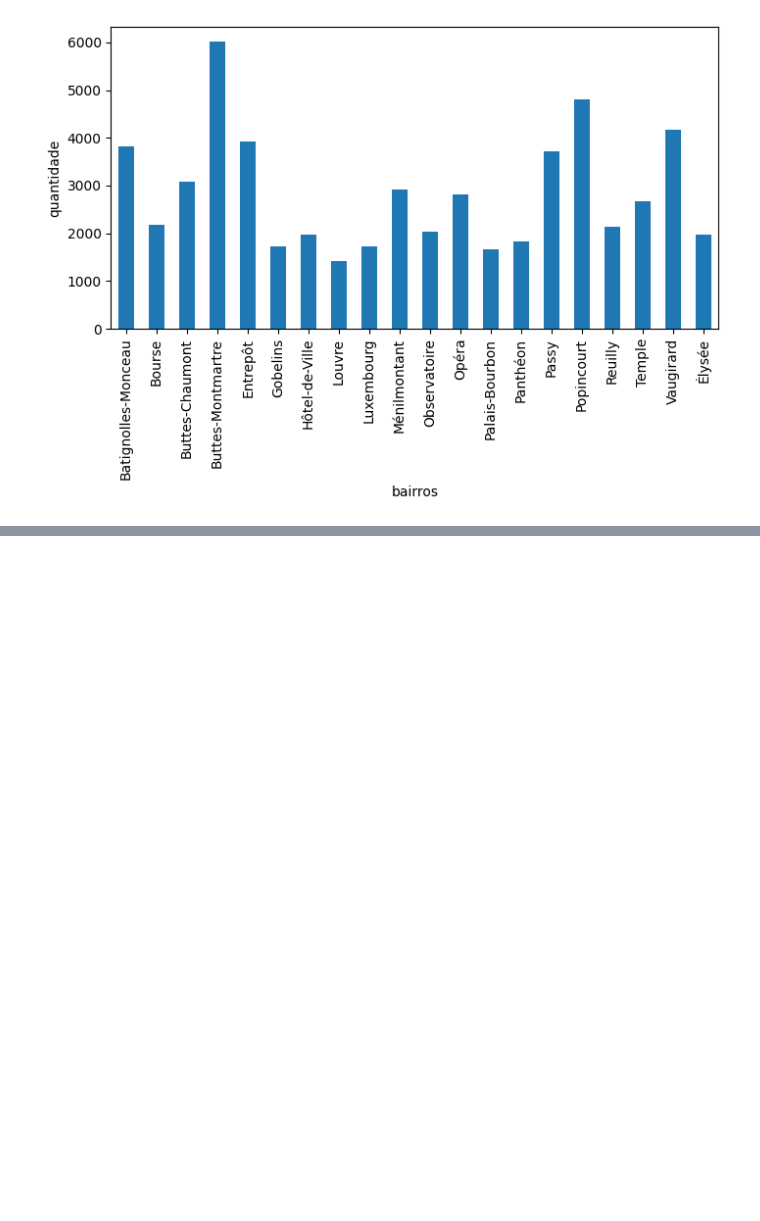
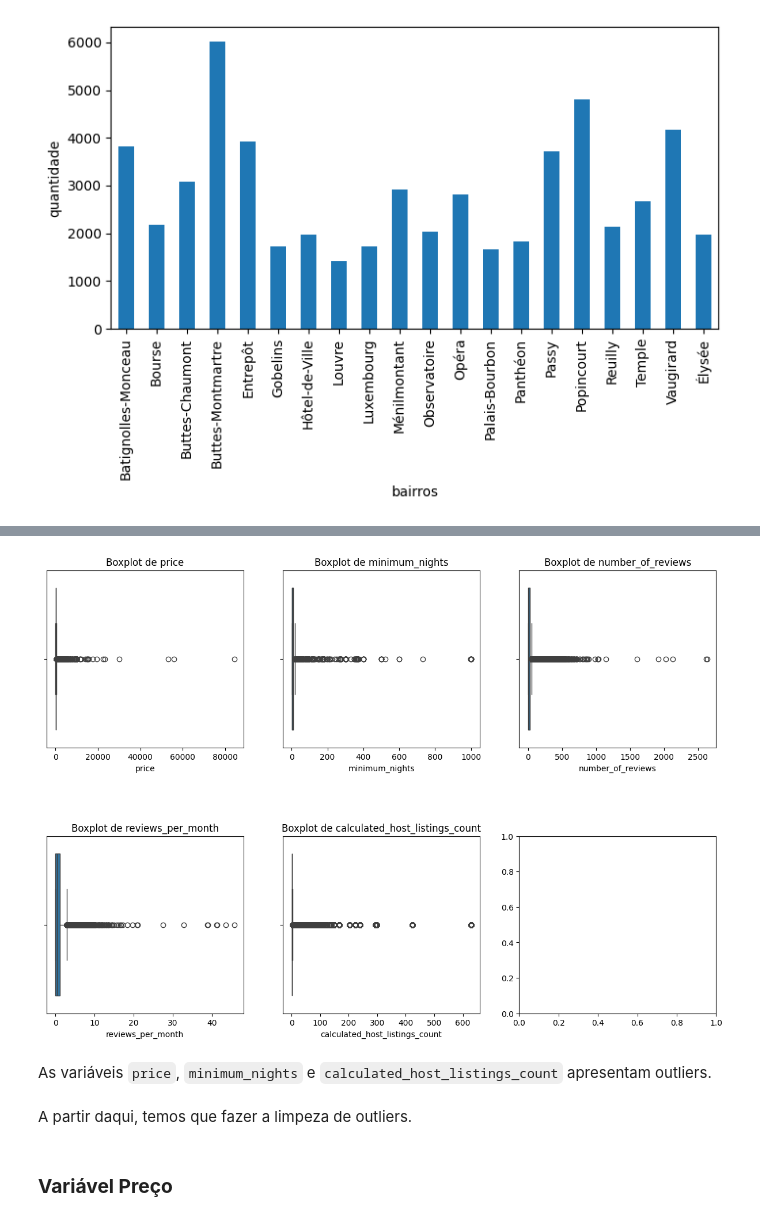
Before and after one commit to SarahFeanor/Airbnb_Paris_EDA_Project_ADATech, a Jupyter notebook: Projeto_Grupo2_Turma_1102.ipynb, the cells around one changed output, grey strips where cells are left out. Saved outputs shown, nothing was run; the diff lists cells and outputs as text; code cells hidden in the pictures; blank space fills up the shorter version.

```diff
--- a/Projeto_Grupo2_Turma_1102.ipynb
+++ b/Projeto_Grupo2_Turma_1102.ipynb
@@ -413,0 +427,25 @@ df.describe()
+# %%
+# Não podemos usar, eu sei, but queria so ver rs
+import matplotlib.pyplot as plt
+import seaborn as sns
+
+
+colunas_outliers = ['price', 'minimum_nights', 'number_of_reviews', 'reviews_per_month',
+                    'calculated_host_listings_count']
+
+fig, axs = plt.subplots(nrows=2, ncols=3, figsize=(15, 10))
+fig.subplots_adjust(hspace=0.5)
+
+for coluna, ax in zip(colunas_outliers, axs.flatten()):
+    sns.boxplot(x=df[coluna], ax=ax)
+    ax.set_title(f'Boxplot de {coluna}')
+
+plt.show()
+# %% [output]
+[figure, added]
+# %% [markdown]
+As variáveis `price`, `minimum_nights` e `calculated_host_listings_count` apresentam outliers.
+# %% [markdown]
+A partir daqui, temos que fazer a limpeza de outliers.
+# %% [markdown]
+### **Variável Preço**
```
Also changed, not shown: parts of 44 cells of this notebook.
